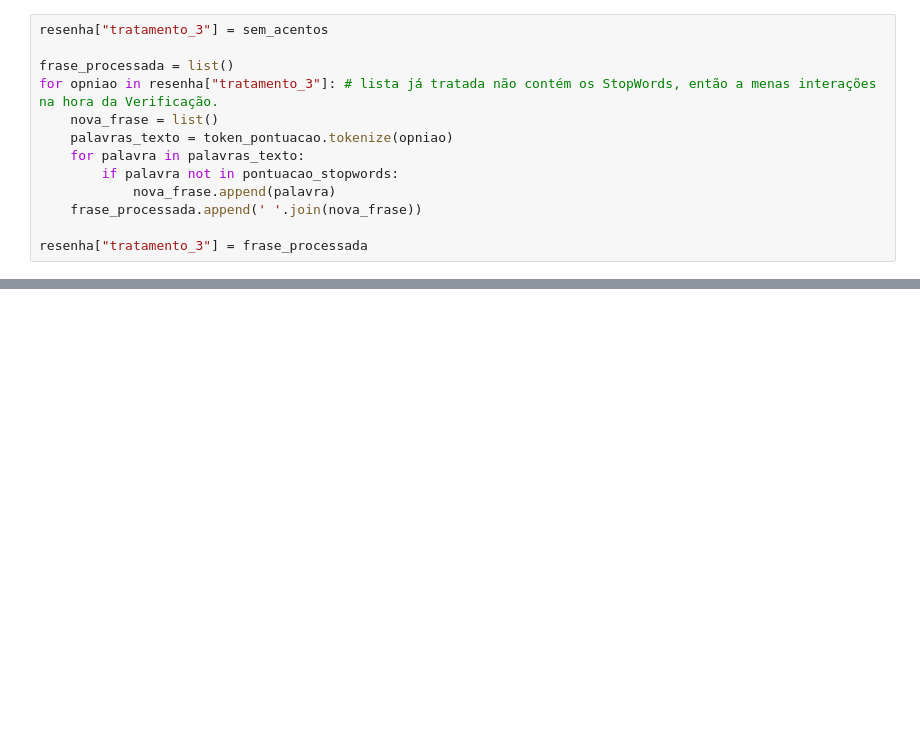
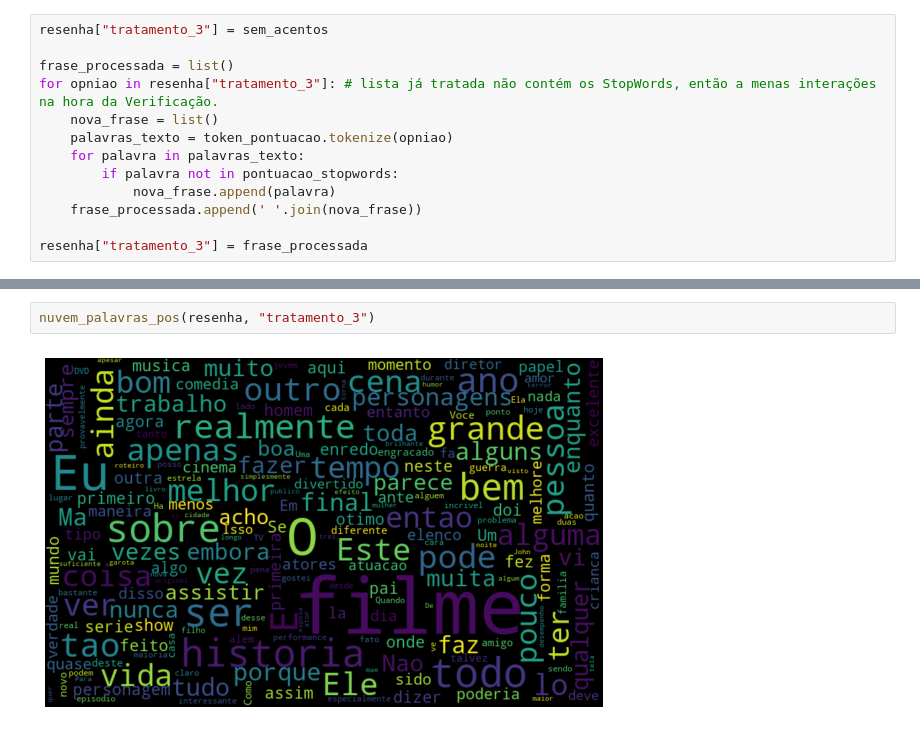
Before and after one commit to MichaelHenriqueJacinto/Linguagem-Natural-P2, a Jupyter notebook: LNP2.ipynb, the cells around one changed output, grey strips where cells are left out. Cells and saved outputs as stored; diff of their text form; blank space fills up the shorter version.

```diff
--- a/LNP2.ipynb
+++ b/LNP2.ipynb
@@ -246,0 +256,4 @@ resenha.head()
+# %%
+nuvem_palavras_pos(resenha, "tratamento_3")
+# %% [output]
+[figure, added]
```
Also changed, not shown: parts of 4 cells of this notebook.
